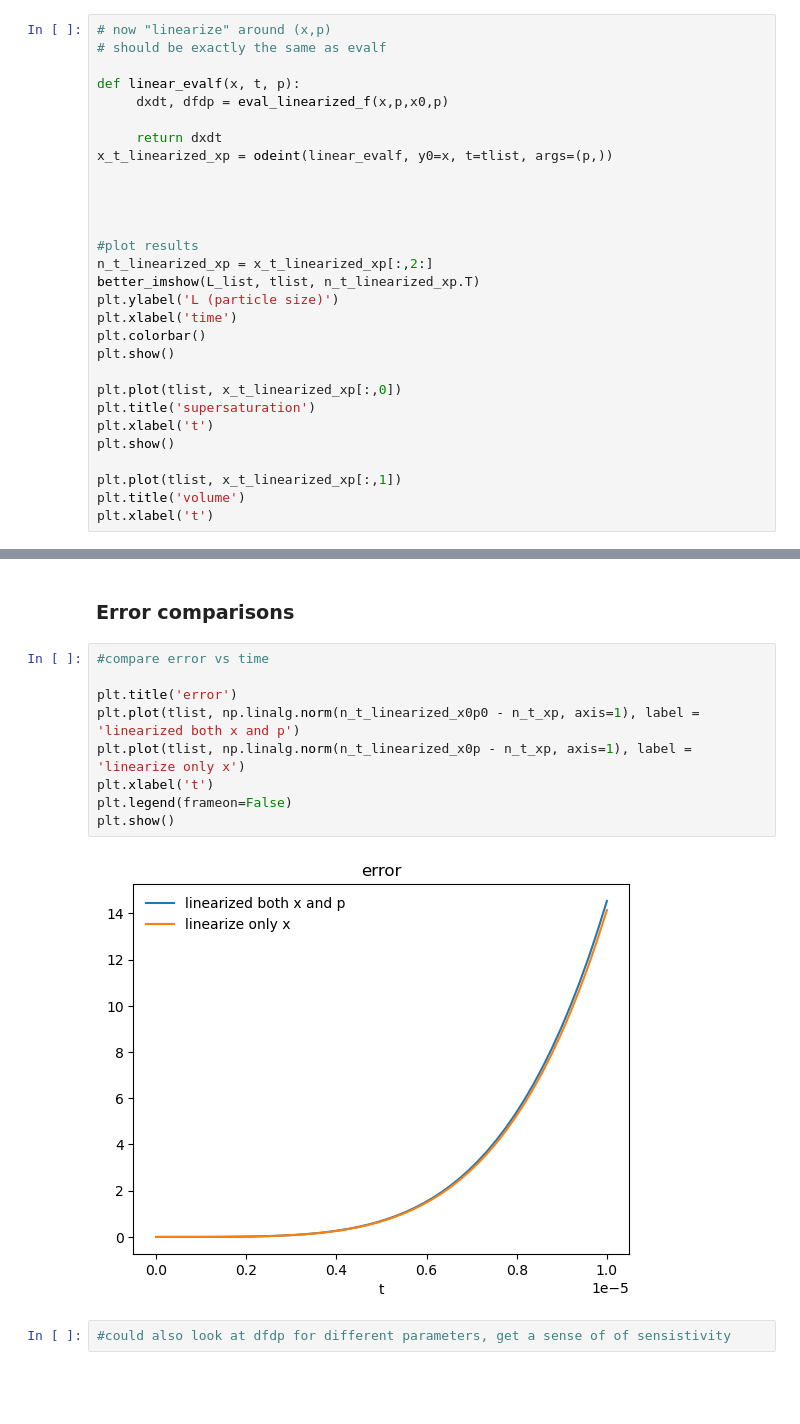
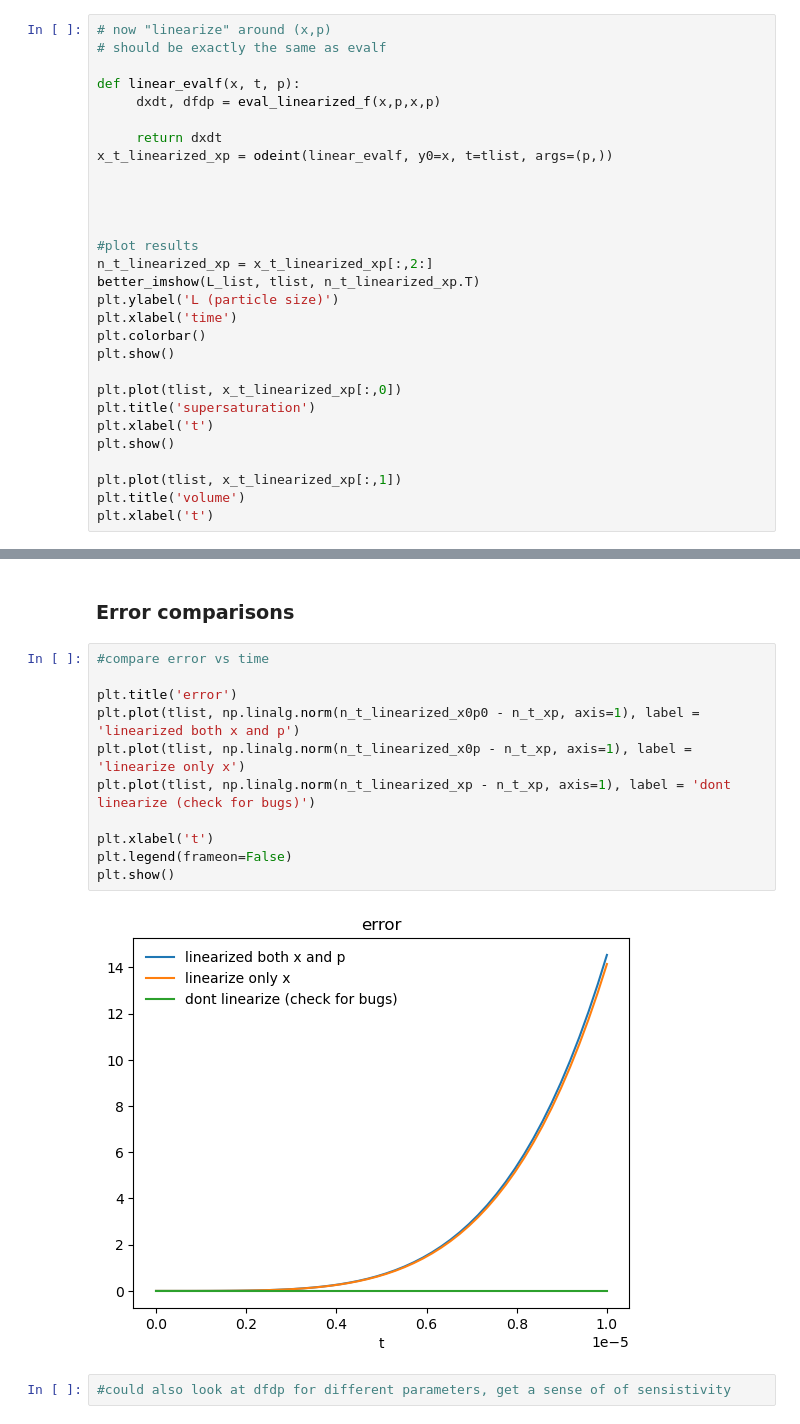
Before and after one commit to lucasattia/crystalPBM, a Jupyter notebook: functions/test_linearization.ipynb, the cells around one changed output, grey strips where cells are left out. Drawn from its saved outputs; the diff is of its cells as text; blank space fills up the shorter version.

Commit message:
updated visualization

```diff
--- a/functions/test_linearization.ipynb
+++ b/functions/test_linearization.ipynb
@@ -129,7 +132,7 @@ Text(0.5, 0, 't')
 # should be exactly the same as evalf
 
 def linear_evalf(x, t, p):
-     dxdt, dfdp = eval_linearized_f(x,p,x0,p)
+     dxdt, dfdp = eval_linearized_f(x,p,x,p)
 
      return dxdt
 x_t_linearized_xp = odeint(linear_evalf, y0=x, t=tlist, args=(p,))
@@ -257,13 +260,15 @@ Text(0.5, 0, 't')
 # %%
 #compare error vs time
 
 plt.title('error')
 plt.plot(tlist, np.linalg.norm(n_t_linearized_x0p0 - n_t_xp, axis=1), label = 'linearized both x and p')
 plt.plot(tlist, np.linalg.norm(n_t_linearized_x0p - n_t_xp, axis=1), label = 'linearize only x')
+plt.plot(tlist, np.linalg.norm(n_t_linearized_xp - n_t_xp, axis=1), label = 'dont linearize (check for bugs)')
+
 plt.xlabel('t')
 plt.legend(frameon=False)
 plt.show()
 # %% [output]
-[figure, old version]
+[figure, new version]
 # %%
 #could also look at dfdp for different parameters, get a sense of of sensistivity
```
Also changed, not shown: parts of 2 cells of this notebook, 5 other files.
